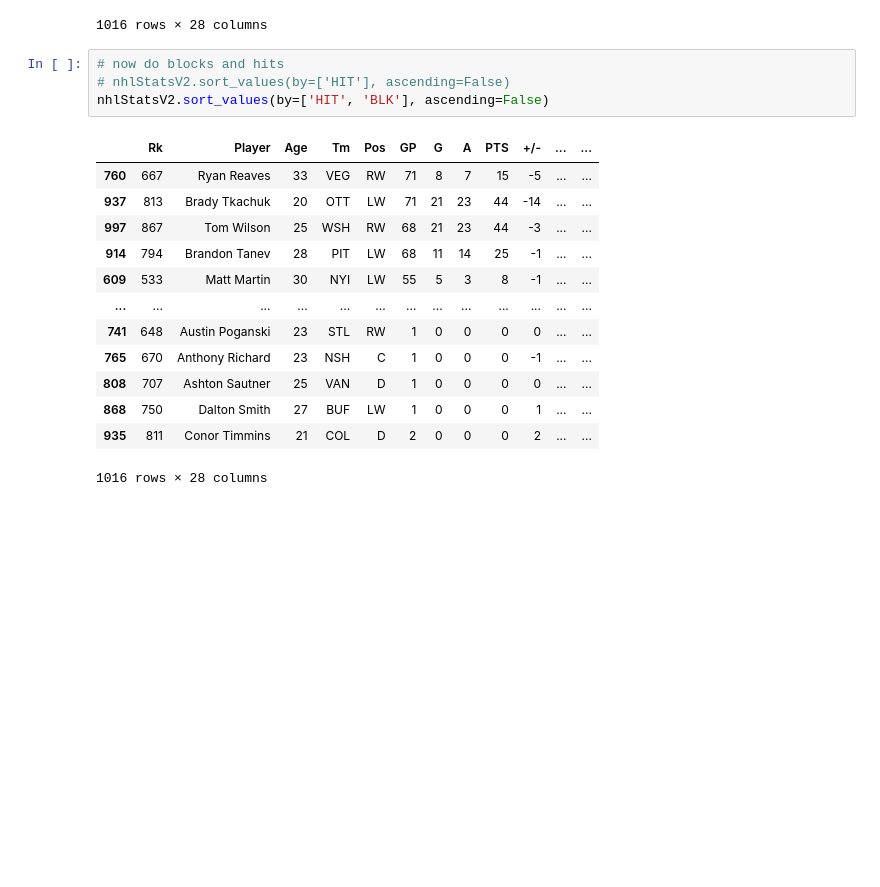
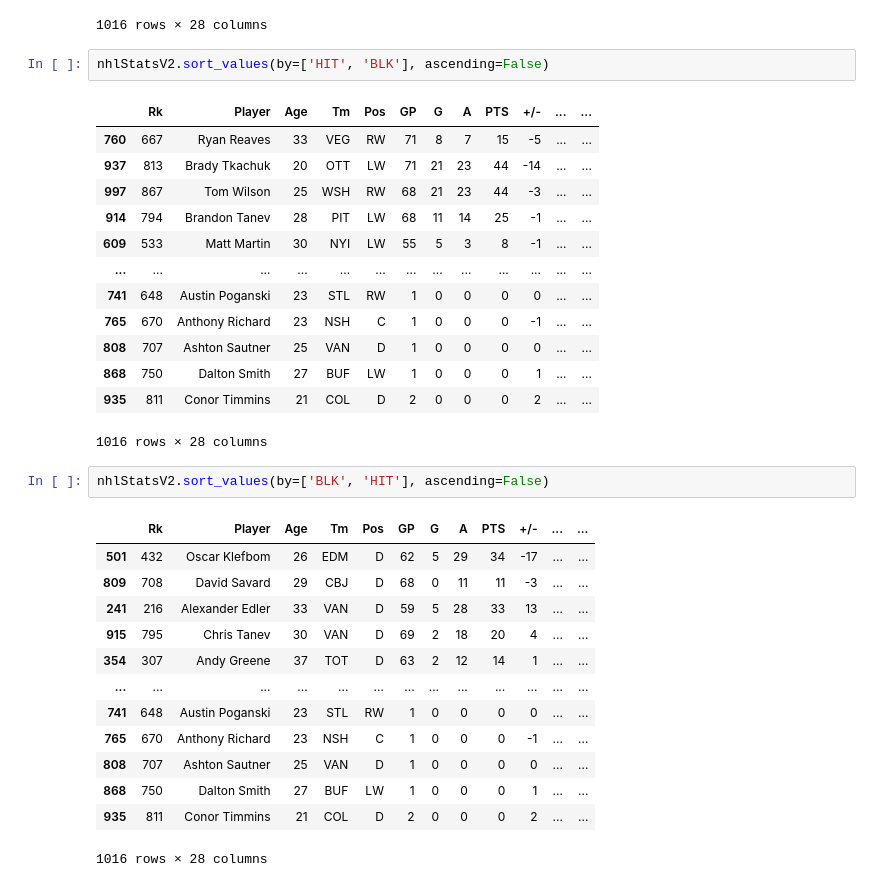
Before and after one commit to jpkeeton/Pandas, a Jupyter notebook: NHLFullRoster.ipynb, the cells around one changed output. Saved outputs shown, nothing was run; the diff lists cells and outputs as text; blank space fills up the shorter version.

```diff
--- a/NHLFullRoster.ipynb
+++ b/NHLFullRoster.ipynb
@@ -133,8 +133,6 @@ nhlStatsV2.sort_values(by=['TOI'], ascending=False)
 | 868 | 750 | Dalton Smith | 27 | BUF | LW | 1 | 0 | 0 | 0 | 1 | ... | ... |
 1016 rows × 28 columns
 # %%
-# now do blocks and hits
-# nhlStatsV2.sort_values(by=['HIT'], ascending=False)
 nhlStatsV2.sort_values(by=['HIT', 'BLK'], ascending=False)
 # %% [output]
 |  | Rk | Player | Age | Tm | Pos | GP | G | A | PTS | +/- | ... | ... |
@@ -150,3 +148,19 @@ nhlStatsV2.sort_values(by=['HIT', 'BLK'], ascending=False)
 | 868 | 750 | Dalton Smith | 27 | BUF | LW | 1 | 0 | 0 | 0 | 1 | ... | ... |
 | 935 | 811 | Conor Timmins | 21 | COL | D | 2 | 0 | 0 | 0 | 2 | ... | ... |
 1016 rows × 28 columns
+# %%
+nhlStatsV2.sort_values(by=['BLK', 'HIT'], ascending=False)
+# %% [output]
+|  | Rk | Player | Age | Tm | Pos | GP | G | A | PTS | +/- | ... | ... |
+| 501 | 432 | Oscar Klefbom | 26 | EDM | D | 62 | 5 | 29 | 34 | -17 | ... | ... |
+| 809 | 708 | David Savard | 29 | CBJ | D | 68 | 0 | 11 | 11 | -3 | ... | ... |
+| 241 | 216 | Alexander Edler | 33 | VAN | D | 59 | 5 | 28 | 33 | 13 | ... | ... |
+| 915 | 795 | Chris Tanev | 30 | VAN | D | 69 | 2 | 18 | 20 | 4 | ... | ... |
+| 354 | 307 | Andy Greene | 37 | TOT | D | 63 | 2 | 12 | 14 | 1 | ... | ... |
+| ... | ... | ... | ... | ... | ... | ... | ... | ... | ... | ... | ... | ... |
+| 741 | 648 | Austin Poganski | 23 | STL | RW | 1 | 0 | 0 | 0 | 0 | ... | ... |
+| 765 | 670 | Anthony Richard | 23 | NSH | C | 1 | 0 | 0 | 0 | -1 | ... | ... |
+| 808 | 707 | Ashton Sautner | 25 | VAN | D | 1 | 0 | 0 | 0 | 0 | ... | ... |
+| 868 | 750 | Dalton Smith | 27 | BUF | LW | 1 | 0 | 0 | 0 | 1 | ... | ... |
+| 935 | 811 | Conor Timmins | 21 | COL | D | 2 | 0 | 0 | 0 | 2 | ... | ... |
+1016 rows × 28 columns
```
Also changed, not shown: parts of 3 cells of this notebook, 1 other file.
